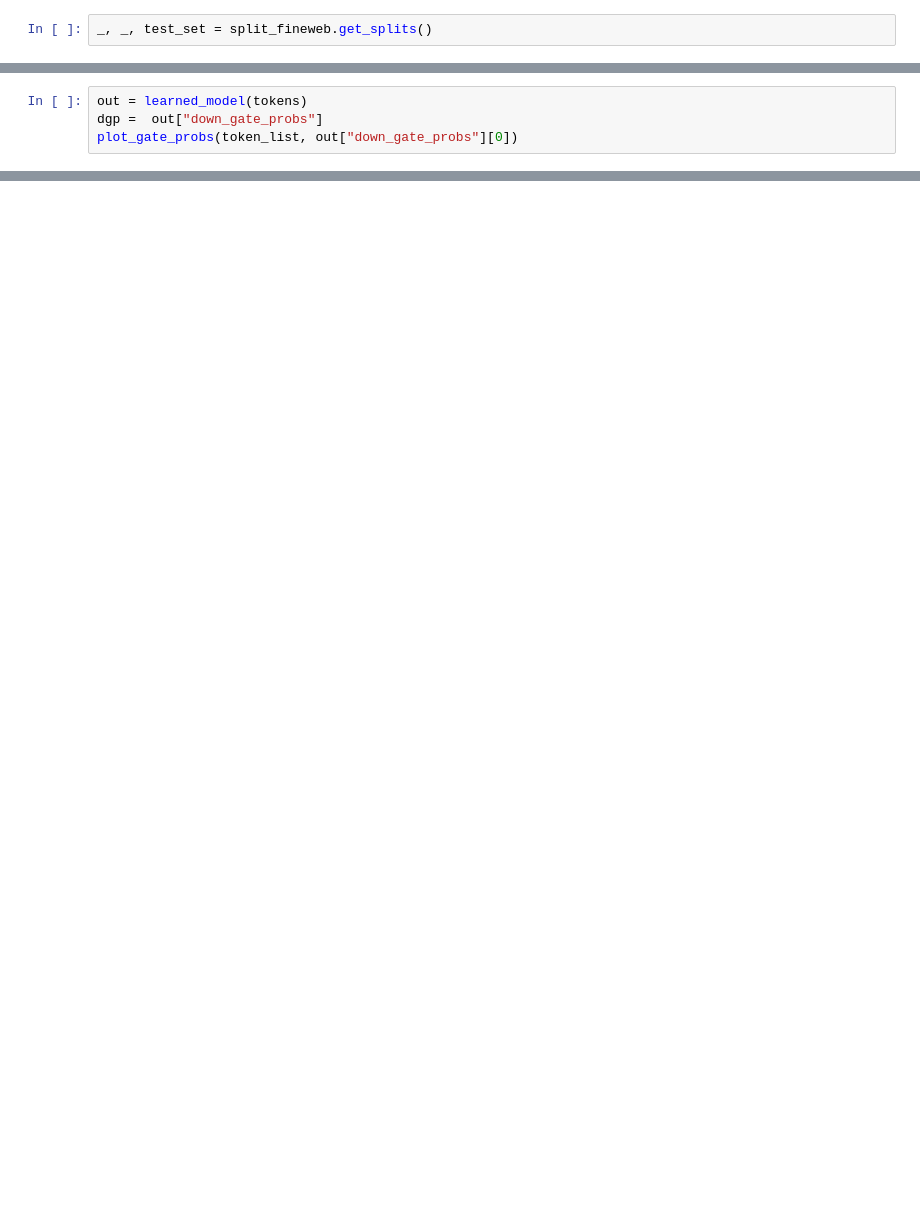
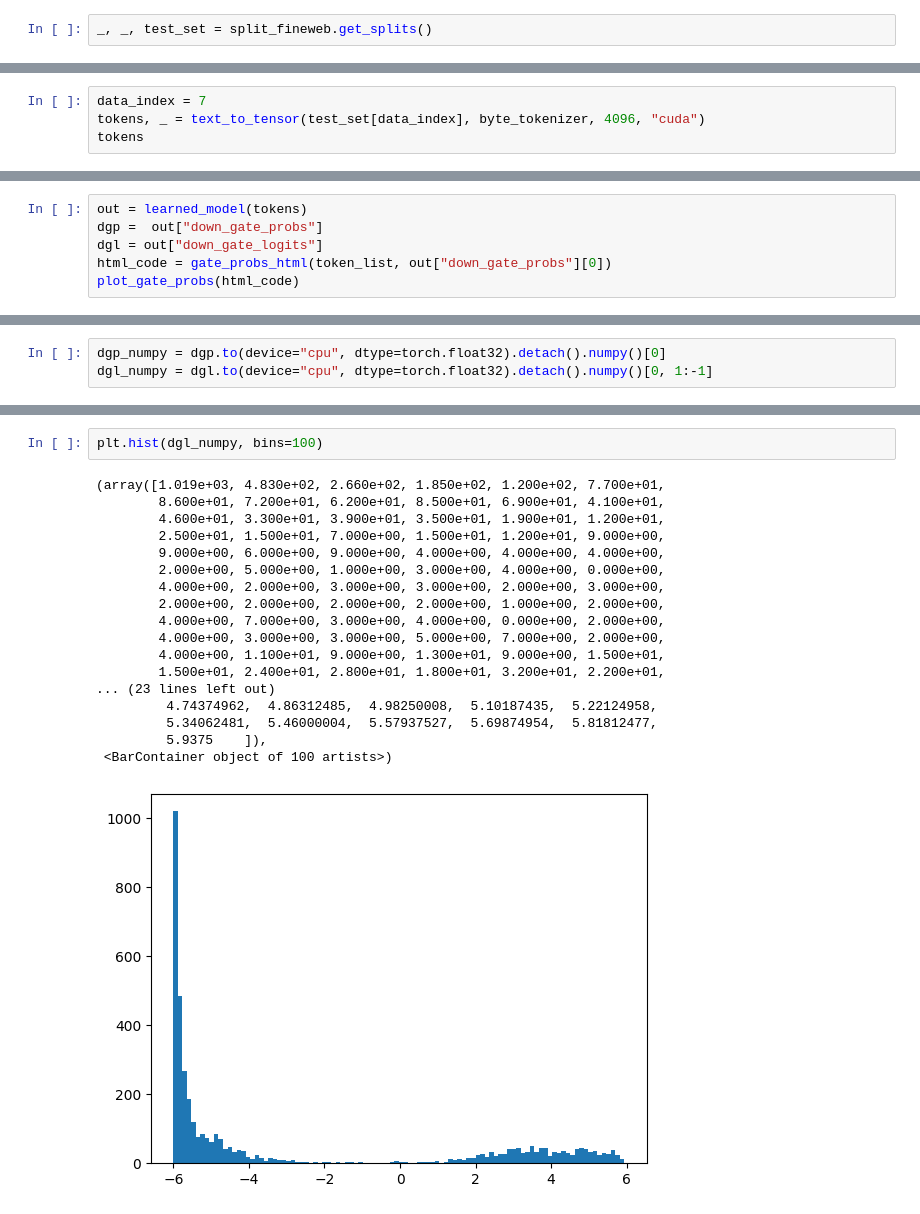
Before and after one commit to SamD770/bitter-lesson-tokenization, a Jupyter notebook: plots/heatmaps.ipynb, the cells around one changed output, grey strips where cells are left out. Saved outputs shown, nothing was run; the diff lists cells and outputs as text; blank space fills up the shorter version.

```diff
--- a/plots/heatmaps.ipynb
+++ b/plots/heatmaps.ipynb
@@ -92,0 +166,4 @@ tensor([[  1, 139, 165,  ..., 183, 110,  96]], device='cuda:0')
+# %%
+data_index = 7
+tokens, _ = text_to_tensor(test_set[data_index], byte_tokenizer, 4096, "cuda")
+tokens
@@ -114,5 +174,7 @@ token_list
 # %%
 out = learned_model(tokens)
 dgp =  out["down_gate_probs"]
-plot_gate_probs(token_list, out["down_gate_probs"][0])
+dgl = out["down_gate_logits"]
+html_code = gate_probs_html(token_list, out["down_gate_probs"][0])
+plot_gate_probs(html_code)
 # %% [output]
@@ -168,0 +211,3 @@ tensor([0.4121, 0.4141, 0.4141,  ..., 0.4121, 0.2812, 0.1514], device='cuda:0',
+# %%
+dgp_numpy = dgp.to(device="cpu", dtype=torch.float32).detach().numpy()[0]
+dgl_numpy = dgl.to(device="cpu", dtype=torch.float32).detach().numpy()[0, 1:-1]
@@ -168,0 +254,21 @@ tensor([0.4121, 0.4141, 0.4141,  ..., 0.4121, 0.2812, 0.1514], device='cuda:0',
+# %%
+plt.hist(dgl_numpy, bins=100)
+# %% [output]
+(array([1.019e+03, 4.830e+02, 2.660e+02, 1.850e+02, 1.200e+02, 7.700e+01,
+        8.600e+01, 7.200e+01, 6.200e+01, 8.500e+01, 6.900e+01, 4.100e+01,
+        4.600e+01, 3.300e+01, 3.900e+01, 3.500e+01, 1.900e+01, 1.200e+01,
+        2.500e+01, 1.500e+01, 7.000e+00, 1.500e+01, 1.200e+01, 9.000e+00,
+        9.000e+00, 6.000e+00, 9.000e+00, 4.000e+00, 4.000e+00, 4.000e+00,
+        2.000e+00, 5.000e+00, 1.000e+00, 3.000e+00, 4.000e+00, 0.000e+00,
+        4.000e+00, 2.000e+00, 3.000e+00, 3.000e+00, 2.000e+00, 3.000e+00,
+        2.000e+00, 2.000e+00, 2.000e+00, 2.000e+00, 1.000e+00, 2.000e+00,
+        4.000e+00, 7.000e+00, 3.000e+00, 4.000e+00, 0.000e+00, 2.000e+00,
+        4.000e+00, 3.000e+00, 3.000e+00, 5.000e+00, 7.000e+00, 2.000e+00,
+        4.000e+00, 1.100e+01, 9.000e+00, 1.300e+01, 9.000e+00, 1.500e+01,
+        1.500e+01, 2.400e+01, 2.800e+01, 1.800e+01, 3.200e+01, 2.200e+01,
+... (23 lines left out)
+         4.74374962,  4.86312485,  4.98250008,  5.10187435,  5.22124958,
+         5.34062481,  5.46000004,  5.57937527,  5.69874954,  5.81812477,
+         5.9375    ]),
+ <BarContainer object of 100 artists>)
+[figure, added]
```
Also changed, not shown: parts of 29 cells of this notebook, 28 other files.
